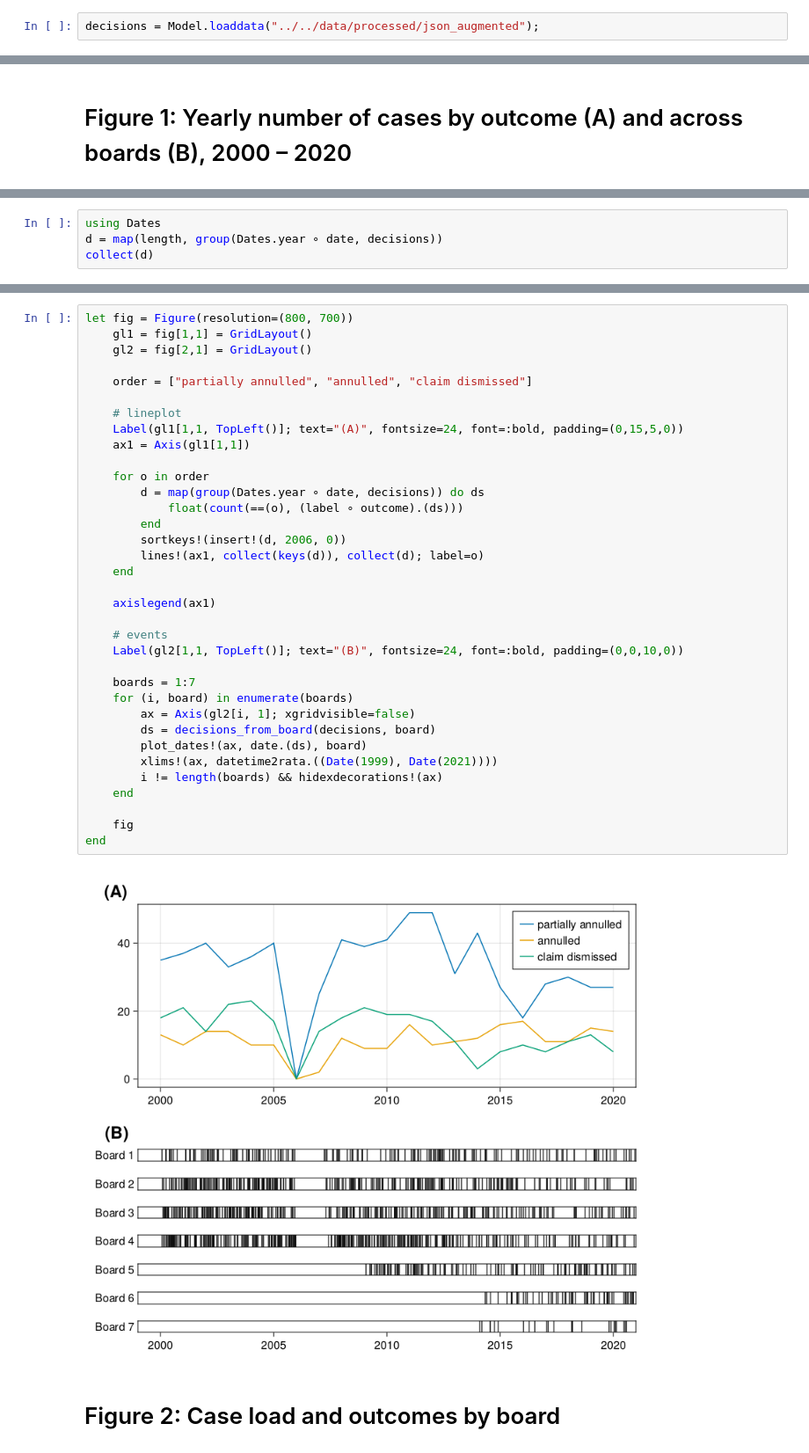
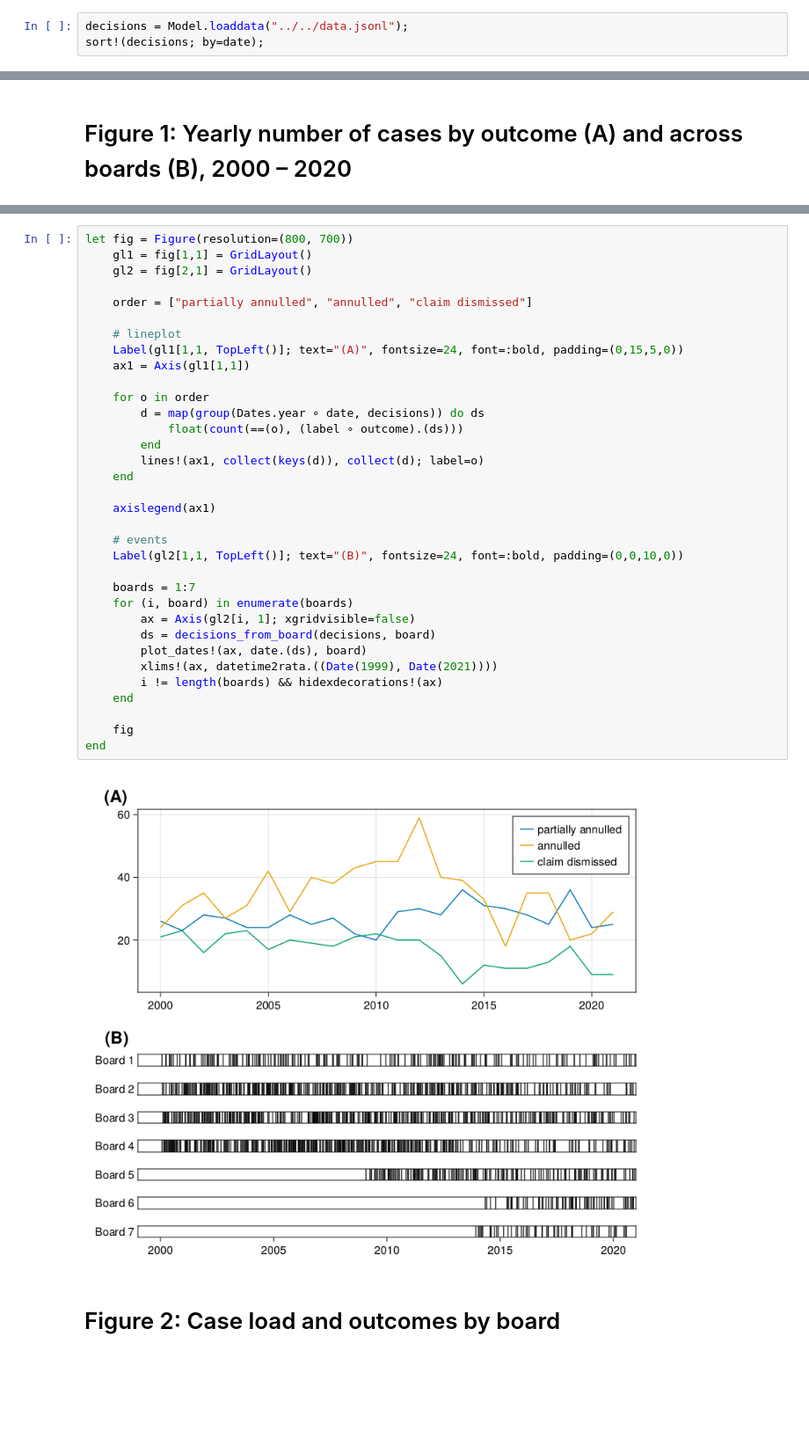
Before and after one commit to jfb-h/unified-judicial-decisions-analysis, a Jupyter notebook: scripts/final-results/descriptive-results.ipynb, the cells around one changed output, grey strips where cells are left out. Shown at 88% size. Saved outputs shown, nothing was run; the diff lists cells and outputs as text; blank space fills up the shorter version.

```diff
--- a/scripts/final-results/descriptive-results.ipynb
+++ b/scripts/final-results/descriptive-results.ipynb
@@ -5,7 +5,8 @@ using DataFramesMeta, Dates
 using CairoMakie, AlgebraOfGraphics
 using StatsBase
 # %%
-decisions = Model.loaddata("../../data/processed/json_augmented");
+decisions = Model.loaddata("../../data.jsonl");
+sort!(decisions; by=date);
 # %%
 Model.label(s::String) = s
 
@@ -50,7 +55,3 @@ function plot_dates!(ax, ds, board; kwargs...)
 end
 # %% [output]
 plot_dates! (generic function with 1 method)
-# %%
-using Dates
-d = map(length, group(Dates.year ∘ date, decisions))
-collect(d)
@@ -80,35 +63,34 @@ let fig = Figure(resolution=(800, 700))
     order = ["partially annulled", "annulled", "claim dismissed"]
 
     # lineplot
     Label(gl1[1,1, TopLeft()]; text="(A)", fontsize=24, font=:bold, padding=(0,15,5,0))
     ax1 = Axis(gl1[1,1])
 
     for o in order
         d = map(group(Dates.year ∘ date, decisions)) do ds
             float(count(==(o), (label ∘ outcome).(ds)))
         end
-        sortkeys!(insert!(d, 2006, 0))
         lines!(ax1, collect(keys(d)), collect(d); label=o)
     end
 
     axislegend(ax1)
 
     # events
     Label(gl2[1,1, TopLeft()]; text="(B)", fontsize=24, font=:bold, padding=(0,0,10,0))
 
     boards = 1:7
     for (i, board) in enumerate(boards)
         ax = Axis(gl2[i, 1]; xgridvisible=false)
         ds = decisions_from_board(decisions, board)
         plot_dates!(ax, date.(ds), board)
         xlims!(ax, datetime2rata.((Date(1999), Date(2021))))
         i != length(boards) && hidexdecorations!(ax)
     end
 
     fig
 end
 # %% [output]
-[figure, old version]
+[figure, new version]
 # %% [markdown]
 # Figure 2: Case load and outcomes by board
 # %%
```
Also changed, not shown: parts of 14 cells of this notebook, 3 other files.
